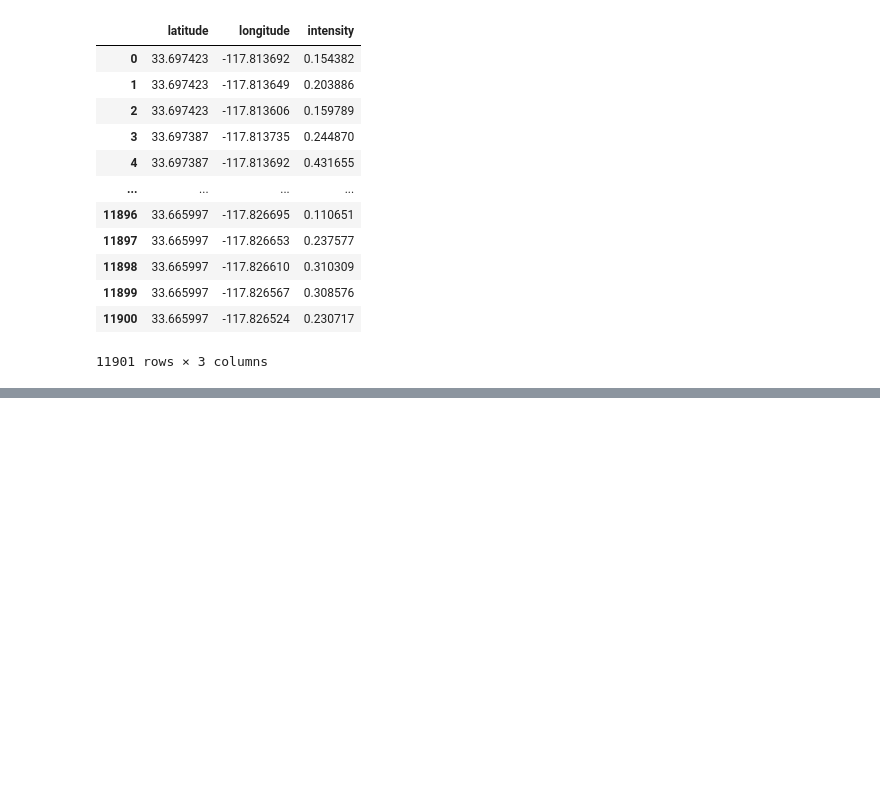
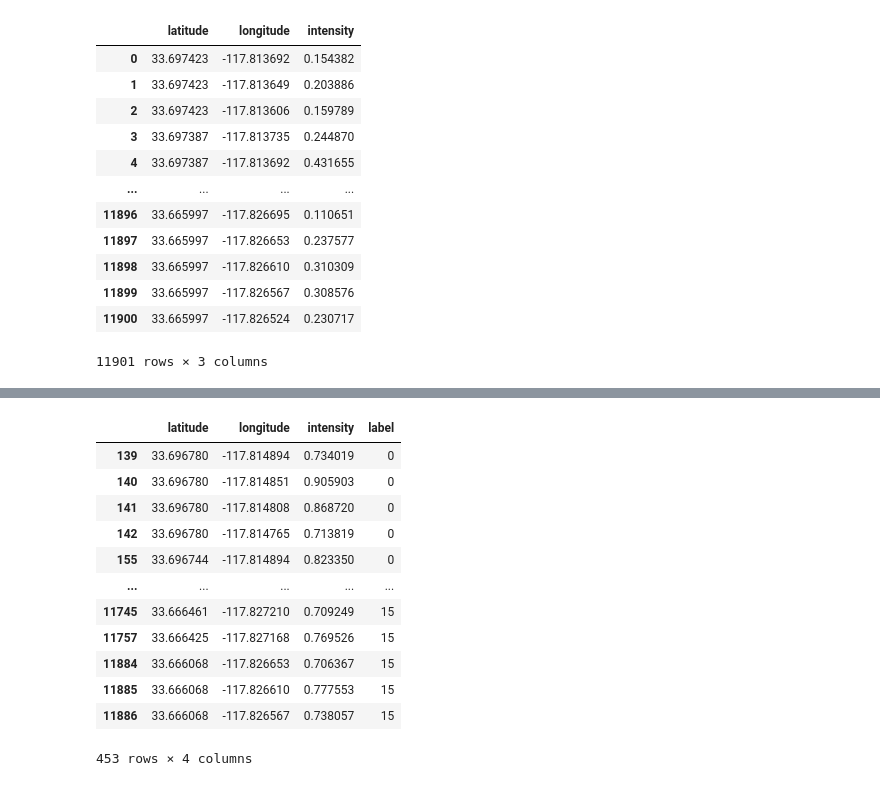
Before and after one commit to mahanthathreyee/strava-local-heatmap, a Jupyter notebook: temp.ipynb, the cells around one changed output, grey strips where cells are left out. Saved outputs shown, nothing was run; the diff lists cells and outputs as text; code cells hidden in the pictures; blank space fills up the shorter version.

Commit message:
Ball tree clustering from heatmap intensity data

```diff
--- a/temp.ipynb
+++ b/temp.ipynb
@@ -22,7 +24,7 @@ hm
 | 11900 | 33.665997 | -117.826524 | 0.230717 |
 11901 rows × 3 columns
 # %%
-hm_f = hm[hm.intensity > 0.9]
+hm_f = hm[hm.intensity > 0.70]
 # %%
 irvine_map = folium.Map(
     zoom_start=12,
@@ -47,3 +49,21 @@ for i, r in hm_f.iterrows():
 irvine_map
 # %% [output]
 [interactive output not drawn]
+# %%
+db = DBSCAN(eps=0.1/6371., algorithm='ball_tree', metric='haversine').fit(np.radians(hm_f[['latitude', 'longitude']]))
+hm_fl = hm_f.assign(label=pd.Series(db.labels_).values)
+hm_fl
+# %% [output]
+|  | latitude | longitude | intensity | label |
+| 139 | 33.696780 | -117.814894 | 0.734019 | 0 |
+| 140 | 33.696780 | -117.814851 | 0.905903 | 0 |
+| 141 | 33.696780 | -117.814808 | 0.868720 | 0 |
+| 142 | 33.696780 | -117.814765 | 0.713819 | 0 |
+| 155 | 33.696744 | -117.814894 | 0.823350 | 0 |
+| ... | ... | ... | ... | ... |
+| 11745 | 33.666461 | -117.827210 | 0.709249 | 15 |
+| 11757 | 33.666425 | -117.827168 | 0.769526 | 15 |
+| 11884 | 33.666068 | -117.826653 | 0.706367 | 15 |
+| 11885 | 33.666068 | -117.826610 | 0.777553 | 15 |
+| 11886 | 33.666068 | -117.826567 | 0.738057 | 15 |
+453 rows × 4 columns
```
Also changed, not shown: parts of 5 cells of this notebook, 1 other file.
